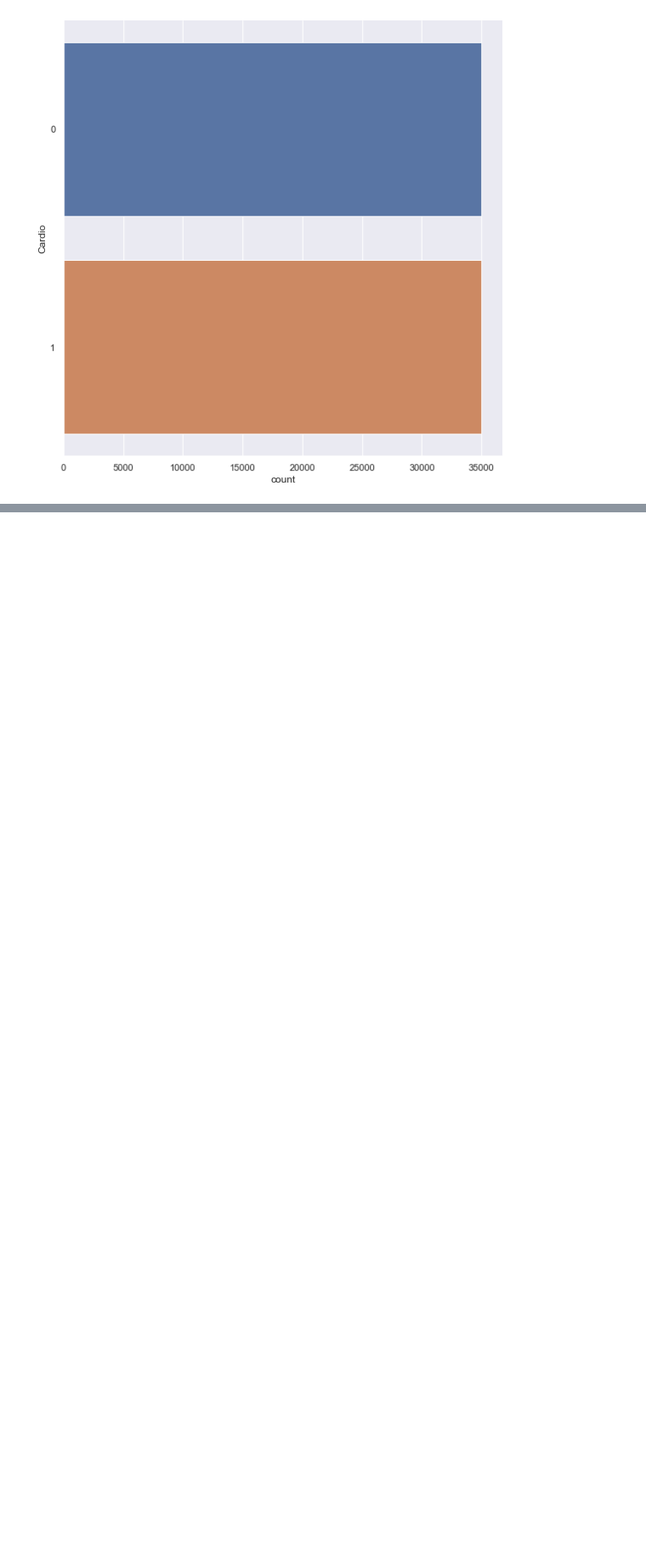
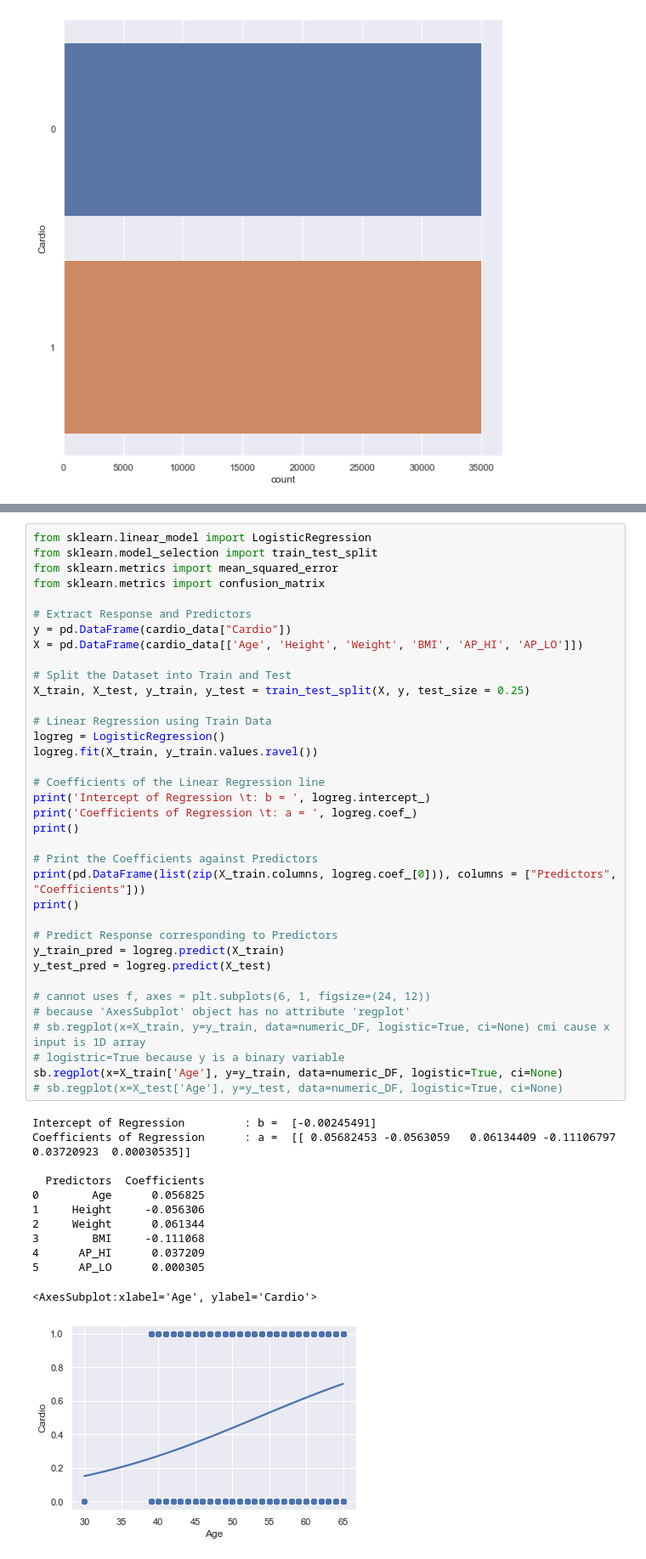
Before and after one commit to timothy-lew/dsai_mini_project, a Jupyter notebook: main.ipynb, the cells around one changed output, grey strips where cells are left out. Shown: that part at 85% size. Drawn from its saved outputs; the diff is of its cells as text; blank space fills up the shorter version.

Commit message:
added logreg plot 	modified:   main.ipynb

```diff
--- a/main.ipynb
+++ b/main.ipynb
@@ -225,0 +139,49 @@ Mean Squared Error (MSE)        : 2791.9885246881645
+# %%
+from sklearn.linear_model import LogisticRegression
+from sklearn.model_selection import train_test_split
+from sklearn.metrics import mean_squared_error
+from sklearn.metrics import confusion_matrix
+
+# Extract Response and Predictors
+y = pd.DataFrame(cardio_data["Cardio"])
+X = pd.DataFrame(cardio_data[['Age', 'Height', 'Weight', 'BMI', 'AP_HI', 'AP_LO']])
+
+# Split the Dataset into Train and Test
+X_train, X_test, y_train, y_test = train_test_split(X, y, test_size = 0.25)
+
+# Linear Regression using Train Data
+logreg = LogisticRegression()
+logreg.fit(X_train, y_train.values.ravel())
+
+# Coefficients of the Linear Regression line
+print('Intercept of Regression \t: b = ', logreg.intercept_)
+print('Coefficients of Regression \t: a = ', logreg.coef_)
+print()
+
+# Print the Coefficients against Predictors
+print(pd.DataFrame(list(zip(X_train.columns, logreg.coef_[0])), columns = ["Predictors", "Coefficients"]))
+print()
+
+# Predict Response corresponding to Predictors
+y_train_pred = logreg.predict(X_train)
+y_test_pred = logreg.predict(X_test)
+
+# cannot uses f, axes = plt.subplots(6, 1, figsize=(24, 12))
+# because 'AxesSubplot' object has no attribute 'regplot'
+# sb.regplot(x=X_train, y=y_train, data=numeric_DF, logistic=True, ci=None) cmi cause x input is 1D array
+# logistric=True because y is a binary variable
+sb.regplot(x=X_train['Age'], y=y_train, data=numeric_DF, logistic=True, ci=None)
+# sb.regplot(x=X_test['Age'], y=y_test, data=numeric_DF, logistic=True, ci=None)
+# %% [output]
+Intercept of Regression         : b =  [-0.00245491]
+Coefficients of Regression      : a =  [[ 0.05682453 -0.0563059   0.06134409 -0.11106797  0.03720923  0.00030535]]
+
+  Predictors  Coefficients
+0        Age      0.056825
+1     Height     -0.056306
+2     Weight      0.061344
+3        BMI     -0.111068
+4      AP_HI      0.037209
+5      AP_LO      0.000305
+<AxesSubplot:xlabel='Age', ylabel='Cardio'>
+[figure, added]
```
Also changed, not shown: parts of 12 cells of this notebook.
